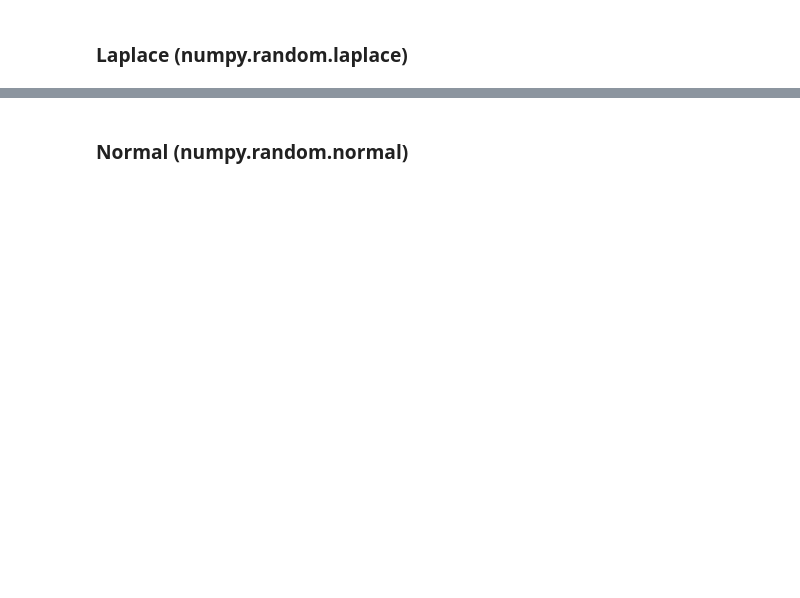
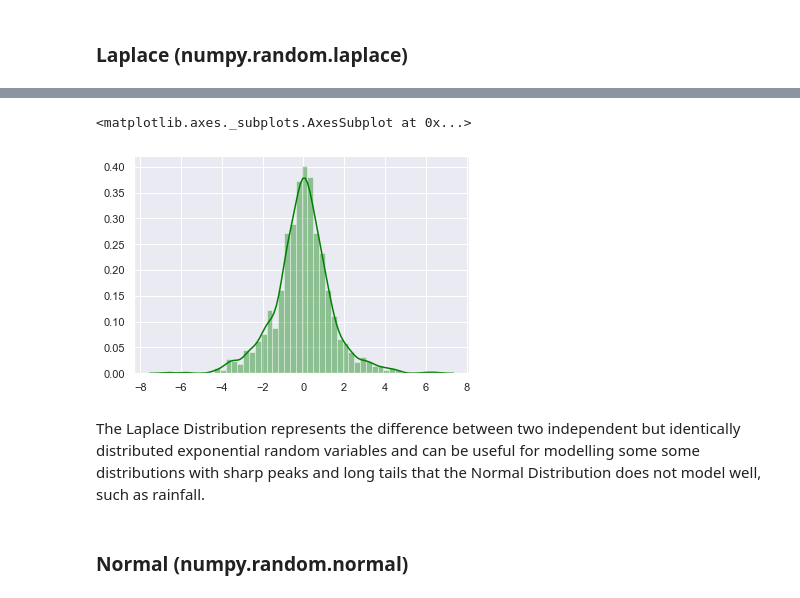
Before and after one commit to Pmcg1/ProgDA_Assignment, a Jupyter notebook: ProgDA_Assessment_1_2019.ipynb, the cells around one changed output, grey strips where cells are left out. Drawn from its saved outputs; the diff is of its cells as text; code cells hidden in the pictures; blank space fills up the shorter version.

```diff
--- a/ProgDA_Assessment_1_2019.ipynb
+++ b/ProgDA_Assessment_1_2019.ipynb
@@ -444,2 +465,13 @@ sns.distplot(x, color="blue")
+# %%
+# With 100 samples and a distribution peak centred on 0.0, generate a laplace distribution with exponential decay = 1
+y = np.random.laplace(0.0, 1, size=1000)
+
+#Generate a distplot to visualise:
+sns.distplot(y, color="green")
+# %% [output]
+<matplotlib.axes._subplots.AxesSubplot at 0x...>
+[figure, added]
+# %% [markdown]
+The Laplace Distribution represents the difference between two independent but identically distributed exponential random variables and can be useful for modelling some some distributions with sharp peaks and long tails that the Normal Distribution does not model well, such as rainfall.
 # %% [markdown]
 ### Normal (numpy.random.normal)
```
Also changed, not shown: parts of 10 cells of this notebook.
